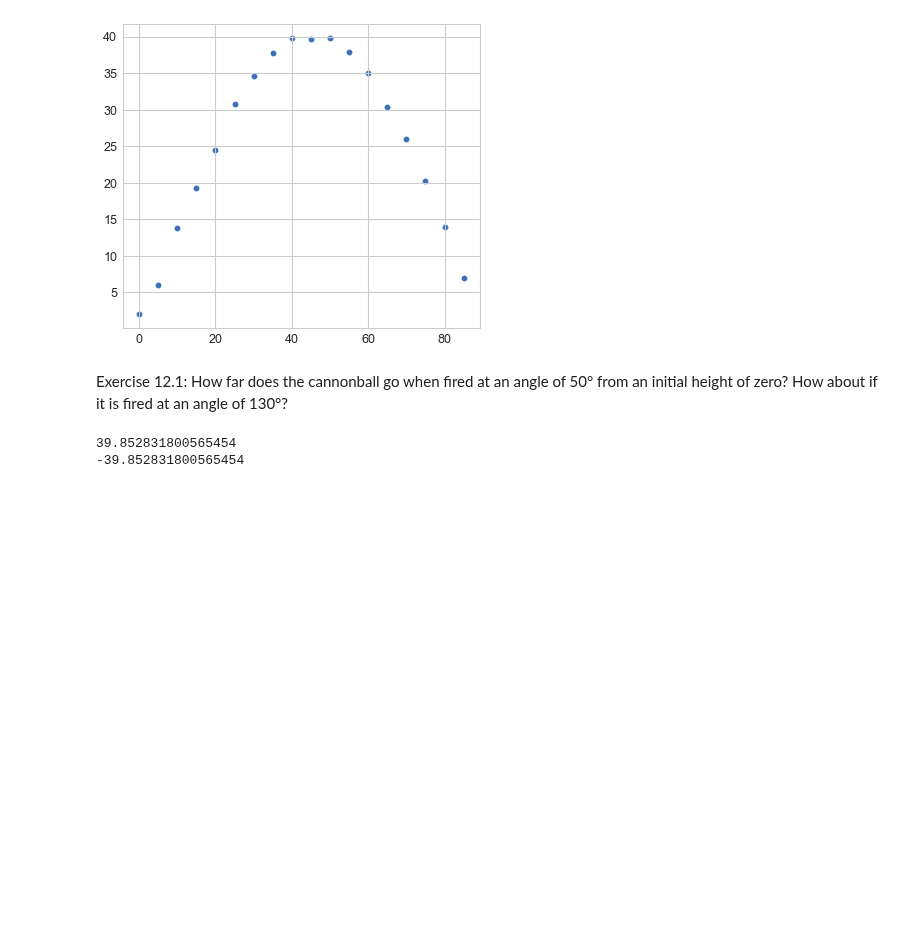
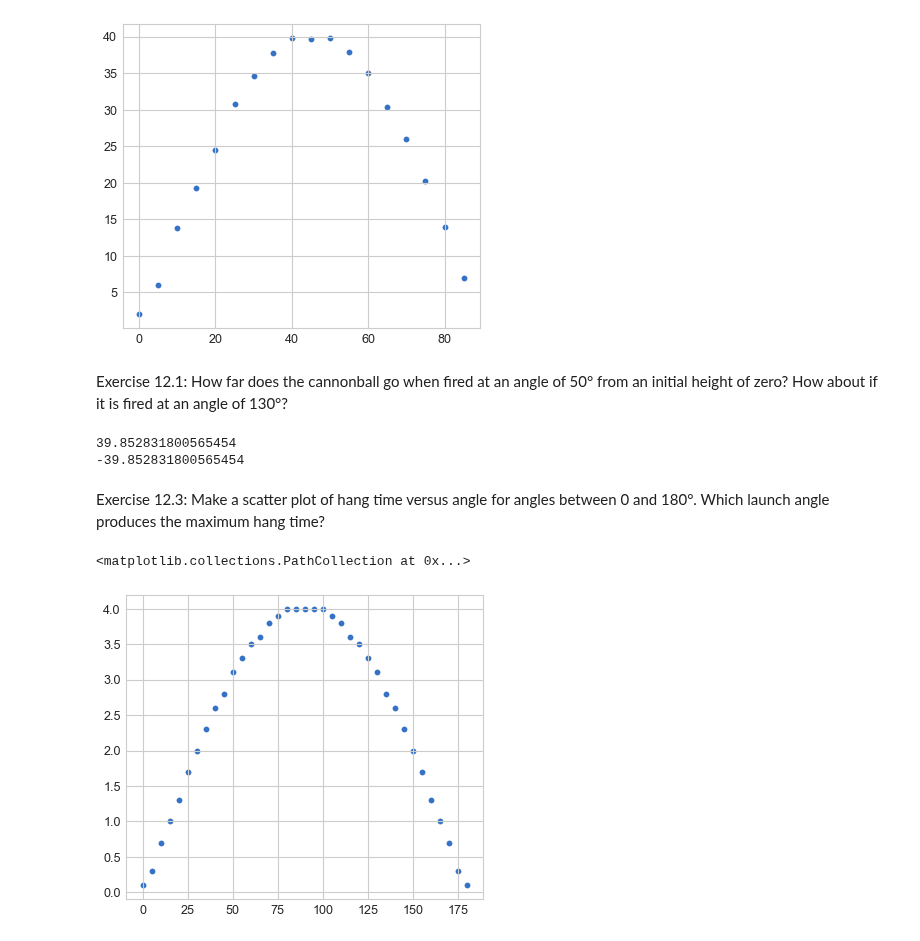
Before and after one commit to aliakhtar/maths4programmers-python, a Jupyter notebook: ch12/12.1.ipynb, the cells around one changed output. Saved outputs shown, nothing was run; the diff lists cells and outputs as text; code cells hidden in the pictures; blank space fills up the shorter version.

```diff
--- a/ch12/12.1.ipynb
+++ b/ch12/12.1.ipynb
@@ -47,3 +47,13 @@ print(landing_position(trajectory(130)))
 # %% [output]
 39.852831800565454
 -39.852831800565454
+# %% [markdown]
+Exercise 12.3: Make a scatter plot of hang time versus angle for angles between 0 and 180°. Which launch angle
+produces the maximum hang time?
+# %%
+angles = range(0, 181, 5)
+times = [hang_time(trajectory(a)) for a in angles]
+plt.scatter(angles, times)
+# %% [output]
+<matplotlib.collections.PathCollection at 0x...>
+[figure, added]
```
